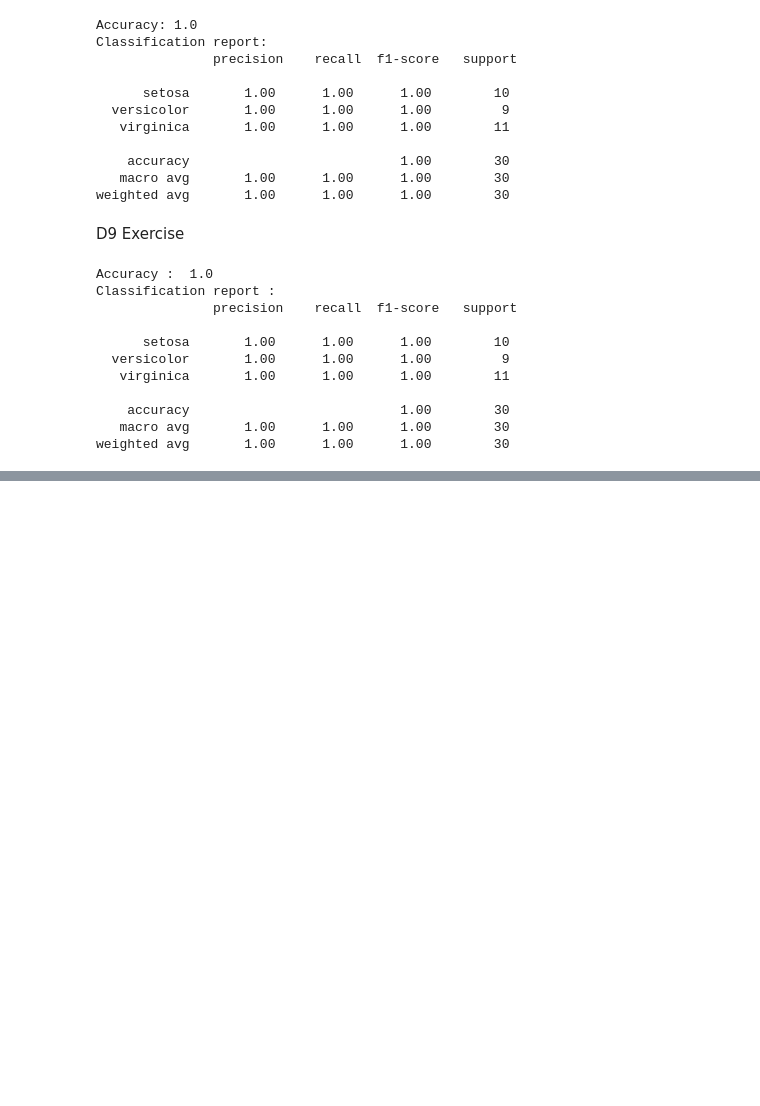
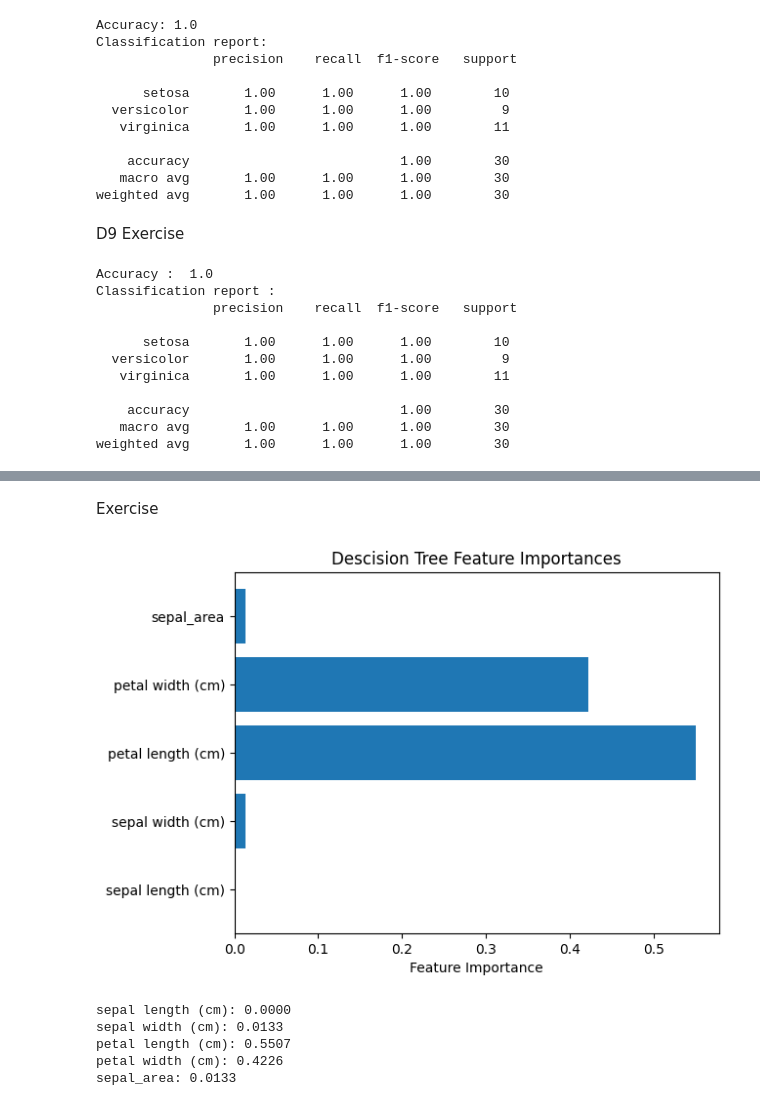
Before and after one commit to CJYJas/SelfLearn_2025, a Jupyter notebook: selflearn.ipynb, the cells around one changed output, grey strips where cells are left out. Cells and saved outputs as stored; diff of their text form; code cells hidden in the pictures; blank space fills up the shorter version.

```diff
--- a/selflearn.ipynb
+++ b/selflearn.ipynb
@@ -325,0 +491,41 @@ weighted avg       1.00      1.00      1.00        30
+# %% [markdown]
+Exercise
+# %%
+from sklearn.feature_selection import SelectKBest, f_classif
+from sklearn.model_selection import train_test_split
+from sklearn.tree import DecisionTreeClassifier
+from sklearn.metrics import classification_report
+from sklearn.datasets import load_iris
+import pandas as pd
+import matplotlib.pyplot as plt
+
+iris = load_iris()
+df = pd.DataFrame(iris.data, columns = iris.feature_names)
+df['species'] = iris.target
+
+#Create feature
+df['sepal_area'] = df['sepal length (cm)'] * df['sepal width (cm)']
+
+X = df.drop(columns = ['species'])
+y = df['species']
+
+model = DecisionTreeClassifier()
+model.fit(X, y)
+
+importances = model.feature_importances_
+feature = X.columns
+
+plt.barh(feature, importances)
+plt.xlabel("Feature Importance")
+plt.title("Descision Tree Feature Importances")
+plt.show()
+
+for feature, importance in zip(X.columns, importances):
+    print(f"{feature}: {importance:.4f}")
+# %% [output]
+[figure, added]
+sepal length (cm): 0.0000
+sepal width (cm): 0.0133
+petal length (cm): 0.5507
+petal width (cm): 0.4226
+sepal_area: 0.0133
```
Also changed, not shown: parts of 10 cells of this notebook.
